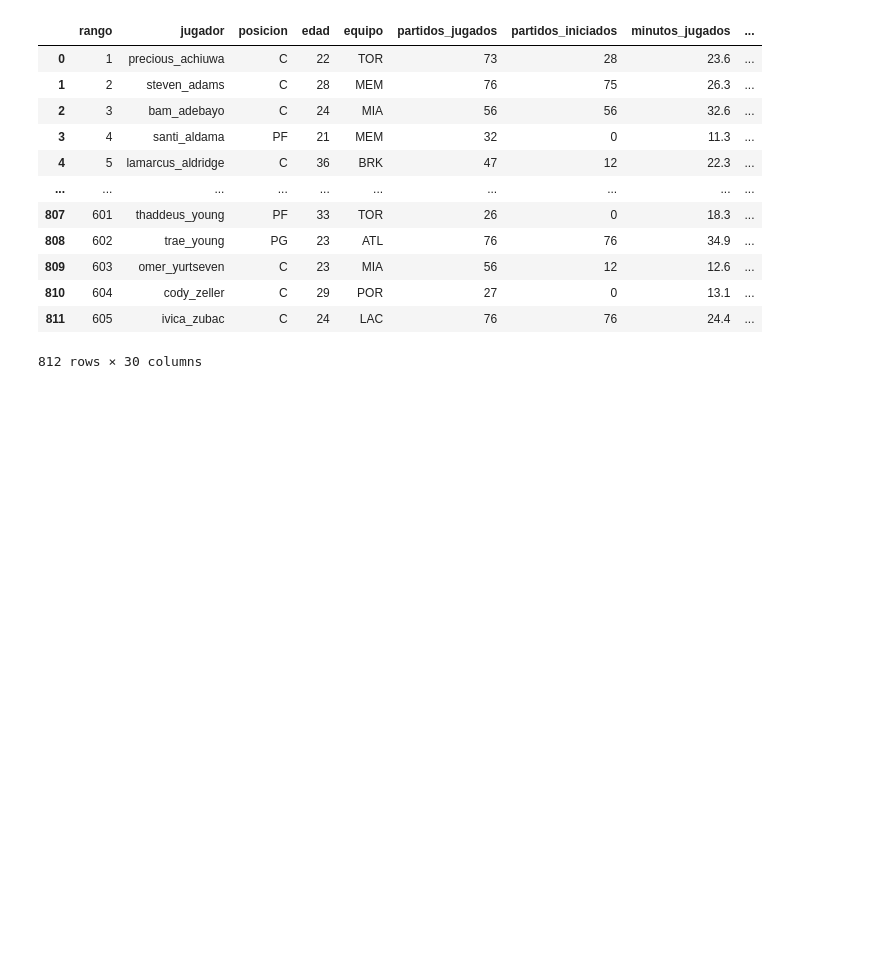
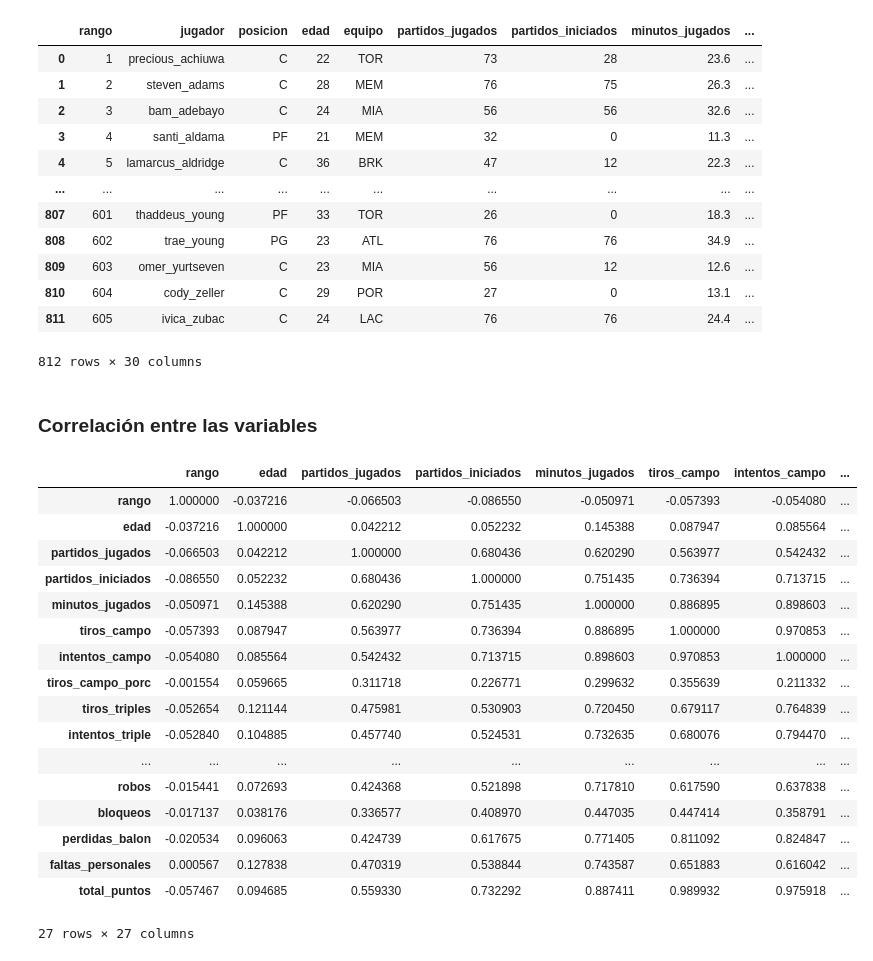
Before and after one commit to Aliciafs97/Proyecto-NBA, a Jupyter notebook: Regionales 2021-2022/EDA-NBA.ipynb, the cells around one changed output. Saved outputs shown, nothing was run; the diff lists cells and outputs as text; code cells hidden in the pictures; blank space fills up the shorter version.

```diff
--- a/Regionales 2021-2022/EDA-NBA.ipynb
+++ b/Regionales 2021-2022/EDA-NBA.ipynb
@@ -264,3 +309,26 @@ df_nba_cambios
 | 810 | 604 | cody_zeller | C | 29 | POR | 27 | 0 | 13.1 | ... |
 | 811 | 605 | ivica_zubac | C | 24 | LAC | 76 | 76 | 24.4 | ... |
 812 rows × 30 columns
+# %% [markdown]
+### Correlación entre las variables
+# %%
+df_nba_cambios.corr()
+# %% [output]
+|  | rango | edad | partidos_jugados | partidos_iniciados | minutos_jugados | tiros_campo | intentos_campo | ... |
+| rango | 1.000000 | -0.037216 | -0.066503 | -0.086550 | -0.050971 | -0.057393 | -0.054080 | ... |
+| edad | -0.037216 | 1.000000 | 0.042212 | 0.052232 | 0.145388 | 0.087947 | 0.085564 | ... |
+| partidos_jugados | -0.066503 | 0.042212 | 1.000000 | 0.680436 | 0.620290 | 0.563977 | 0.542432 | ... |
+| partidos_iniciados | -0.086550 | 0.052232 | 0.680436 | 1.000000 | 0.751435 | 0.736394 | 0.713715 | ... |
+| minutos_jugados | -0.050971 | 0.145388 | 0.620290 | 0.751435 | 1.000000 | 0.886895 | 0.898603 | ... |
+| tiros_campo | -0.057393 | 0.087947 | 0.563977 | 0.736394 | 0.886895 | 1.000000 | 0.970853 | ... |
+| intentos_campo | -0.054080 | 0.085564 | 0.542432 | 0.713715 | 0.898603 | 0.970853 | 1.000000 | ... |
+| tiros_campo_porc | -0.001554 | 0.059665 | 0.311718 | 0.226771 | 0.299632 | 0.355639 | 0.211332 | ... |
+| tiros_triples | -0.052654 | 0.121144 | 0.475981 | 0.530903 | 0.720450 | 0.679117 | 0.764839 | ... |
+| intentos_triple | -0.052840 | 0.104885 | 0.457740 | 0.524531 | 0.732635 | 0.680076 | 0.794470 | ... |
+| ... | ... | ... | ... | ... | ... | ... | ... | ... |
+| robos | -0.015441 | 0.072693 | 0.424368 | 0.521898 | 0.717810 | 0.617590 | 0.637838 | ... |
+| bloqueos | -0.017137 | 0.038176 | 0.336577 | 0.408970 | 0.447035 | 0.447414 | 0.358791 | ... |
+| perdidas_balon | -0.020534 | 0.096063 | 0.424739 | 0.617675 | 0.771405 | 0.811092 | 0.824847 | ... |
+| faltas_personales | 0.000567 | 0.127838 | 0.470319 | 0.538844 | 0.743587 | 0.651883 | 0.616042 | ... |
+| total_puntos | -0.057467 | 0.094685 | 0.559330 | 0.732292 | 0.887411 | 0.989932 | 0.975918 | ... |
+27 rows × 27 columns
```
Also changed, not shown: parts of 20 cells of this notebook, 1 other file.
